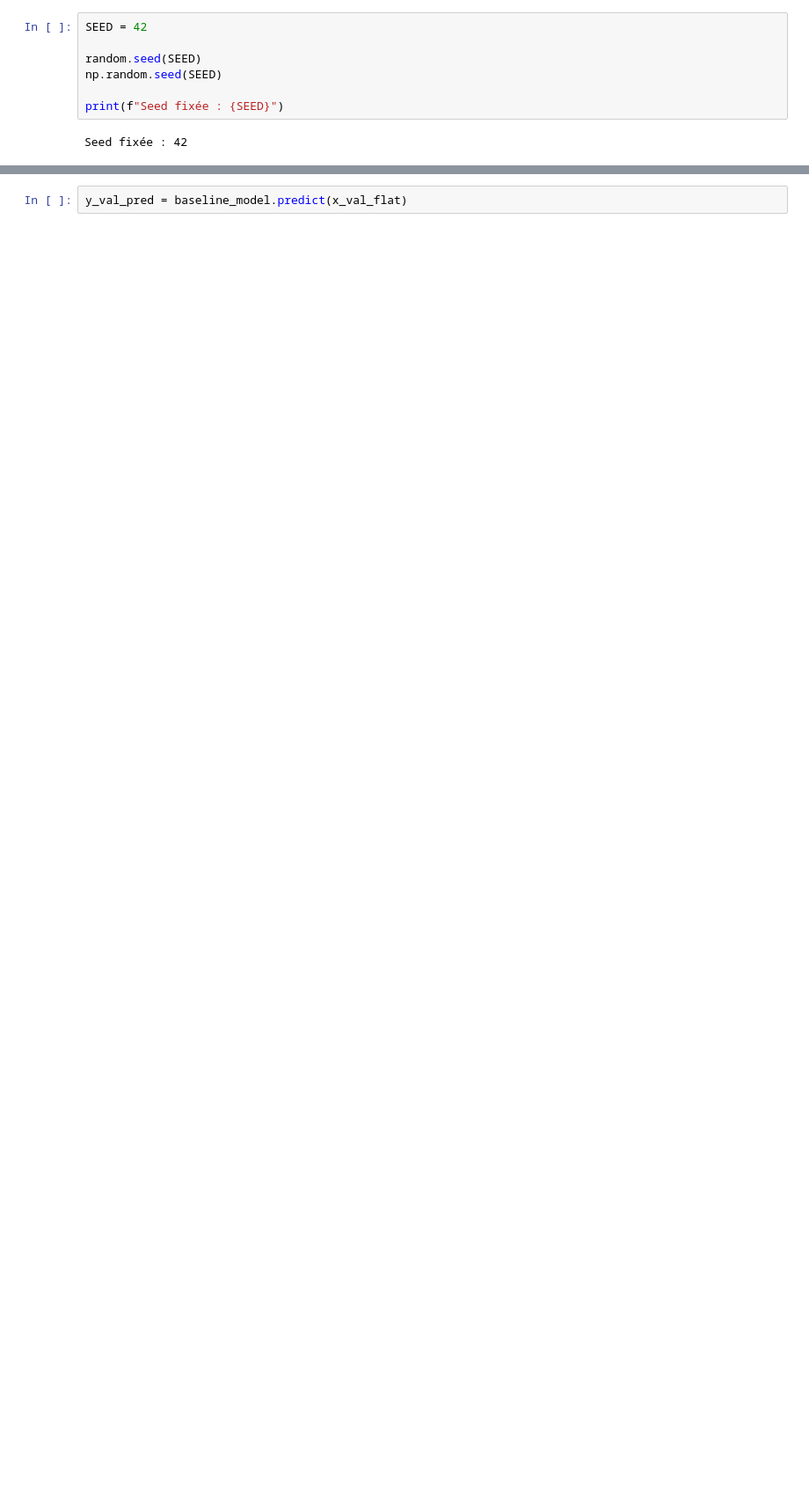
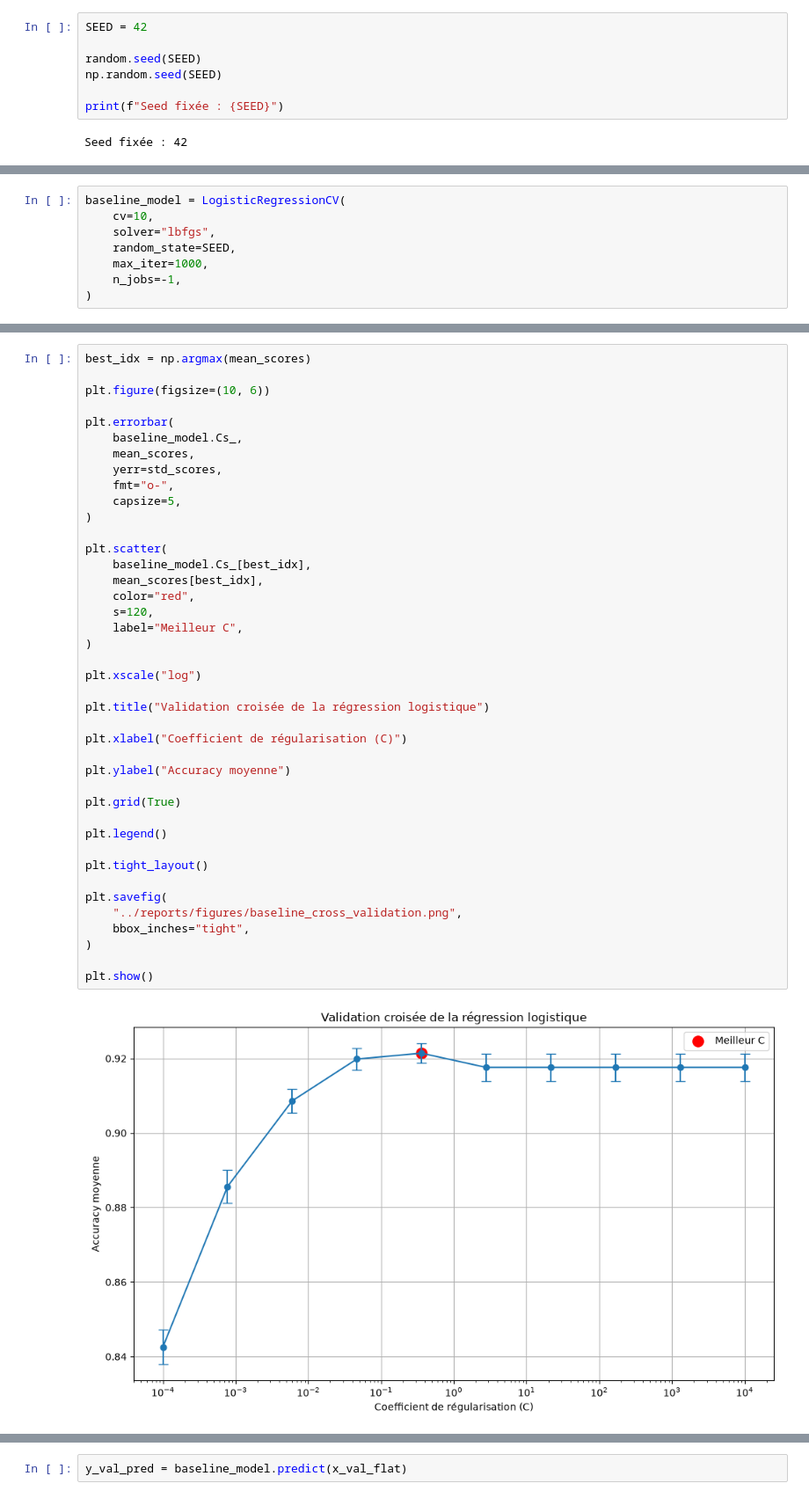
Before and after one commit to pierre-mazard/handwritten_digits, a Jupyter notebook: notebooks/02_baseline.ipynb, the cells around one changed output, grey strips where cells are left out. Shown at 88% size. Drawn from its saved outputs; the diff is of its cells as text; blank space fills up the shorter version.

Commit message:
feat: complete scientific baseline evaluation workflow

```diff
--- a/notebooks/02_baseline.ipynb
+++ b/notebooks/02_baseline.ipynb
@@ -209,0 +357,8 @@ Conformément au protocole expérimental, le jeu de test n'est pas utilisé à c
+# %%
+baseline_model = LogisticRegressionCV(
+    cv=10,
+    solver="lbfgs",
+    random_state=SEED,
+    max_iter=1000,
+    n_jobs=-1,
+)
@@ -209,0 +473,43 @@ Conformément au protocole expérimental, le jeu de test n'est pas utilisé à c
+# %%
+best_idx = np.argmax(mean_scores)
+
+plt.figure(figsize=(10, 6))
+
+plt.errorbar(
+    baseline_model.Cs_,
+    mean_scores,
+    yerr=std_scores,
+    fmt="o-",
+    capsize=5,
+)
+
+plt.scatter(
+    baseline_model.Cs_[best_idx],
+    mean_scores[best_idx],
+    color="red",
+    s=120,
+    label="Meilleur C",
+)
+
+plt.xscale("log")
+
+plt.title("Validation croisée de la régression logistique")
+
+plt.xlabel("Coefficient de régularisation (C)")
+
+plt.ylabel("Accuracy moyenne")
+
+plt.grid(True)
+
+plt.legend()
+
+plt.tight_layout()
+
+plt.savefig(
+    "../reports/figures/baseline_cross_validation.png",
+    bbox_inches="tight",
+)
+
+plt.show()
+# %% [output]
+[figure, added]
```
Also changed, not shown: parts of 95 cells of this notebook, 11 other files.
